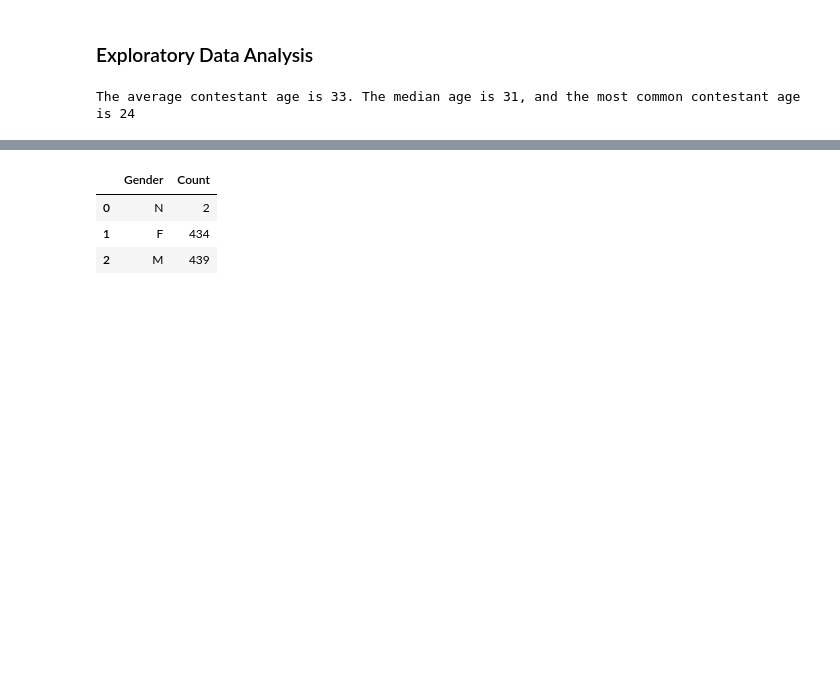
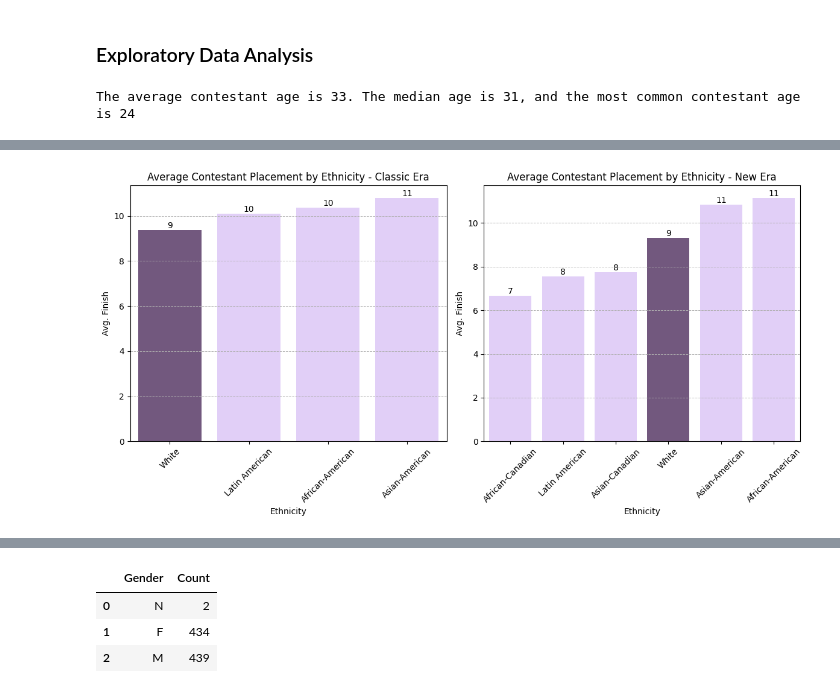
Before and after one commit to jubilbee/Survivor_EDA, a Jupyter notebook: Survivor_EDA.ipynb, the cells around one changed output, grey strips where cells are left out. Drawn from its saved outputs; the diff is of its cells as text; code cells hidden in the pictures; blank space fills up the shorter version.

```diff
--- a/Survivor_EDA.ipynb
+++ b/Survivor_EDA.ipynb
@@ -421,0 +469,70 @@ plt.show()
+# %%
+# Avg Contestant Placements (Ethnicity) bar charts
+avg_placement_classic = '''
+SELECT Ethnicity, AVG(Finish) as 'Avg. Finish'
+FROM contestants
+WHERE Season <= 39
+GROUP BY Ethnicity
+ORDER BY AVG(Finish) ASC;
+'''
+sql(avg_placement_classic)
+
+
+avg_placement_new = '''
+SELECT Ethnicity, AVG(Finish) as 'Avg. Finish'
+FROM contestants
+WHERE Season >= 40 AND Finish <> 0
+GROUP BY Ethnicity
+ORDER BY AVG(Finish) ASC;
+'''
+sql(avg_placement_new)
+
+colors1 = ['#745284' if ethnicity == 'White' else '#E0C9FD' for ethnicity in sql(avg_placement_classic)['Ethnicity']]
+colors2 = ['#745284' if ethnicity == 'White' else '#E0C9FD' for ethnicity in sql(avg_placement_new)['Ethnicity']]
+
+fig, axes = plt.subplots(1, 2, figsize=(12, 6))
+
+plot1 = sns.barplot(x='Ethnicity',
+                   y='Avg. Finish',
+                   data=sql(avg_placement_classic),
+                   palette=colors1,
+                   hue='Ethnicity',
+                   legend=False,
+                   ax=axes[0])
+axes[0].set_title('Average Contestant Placement by Ethnicity - Classic Era')
+for bar in plot1.patches:
+    height = bar.get_height()
+    plot1.text(
+        bar.get_x() + bar.get_width() / 2,
+        height,
+        f'{height:.0f}',
+        ha='center',
+        va='bottom'
+    )
+axes[0].grid(True, which='both', axis='y', linestyle='--', linewidth=0.7)
+axes[0].tick_params(axis='x', rotation=45)
+
+
+plot2 = sns.barplot(x='Ethnicity',
+                    y='Avg. Finish',
+                    data=sql(avg_placement_new),
+                    palette=colors2,
+                    hue='Ethnicity',
+                    legend=False,
+                    ax=axes[1])
+for bar in plot2.patches:
+    height = bar.get_height()
+    plot2.text(
+        bar.get_x() + bar.get_width() / 2,
+        height,
+        f'{height:.0f}',
+        ha='center',
+        va='bottom'
+    )
+axes[1].set_title('Average Contestant Placement by Ethnicity - New Era')
+axes[1].grid(True, which='both', axis='y', linestyle='--', linewidth=0.7)
+axes[1].tick_params(axis='x', rotation=45)
+plt.tight_layout()
+plt.show()
+# %% [output]
+[figure, added]
```
Also changed, not shown: parts of 12 cells of this notebook, 1 other file.
